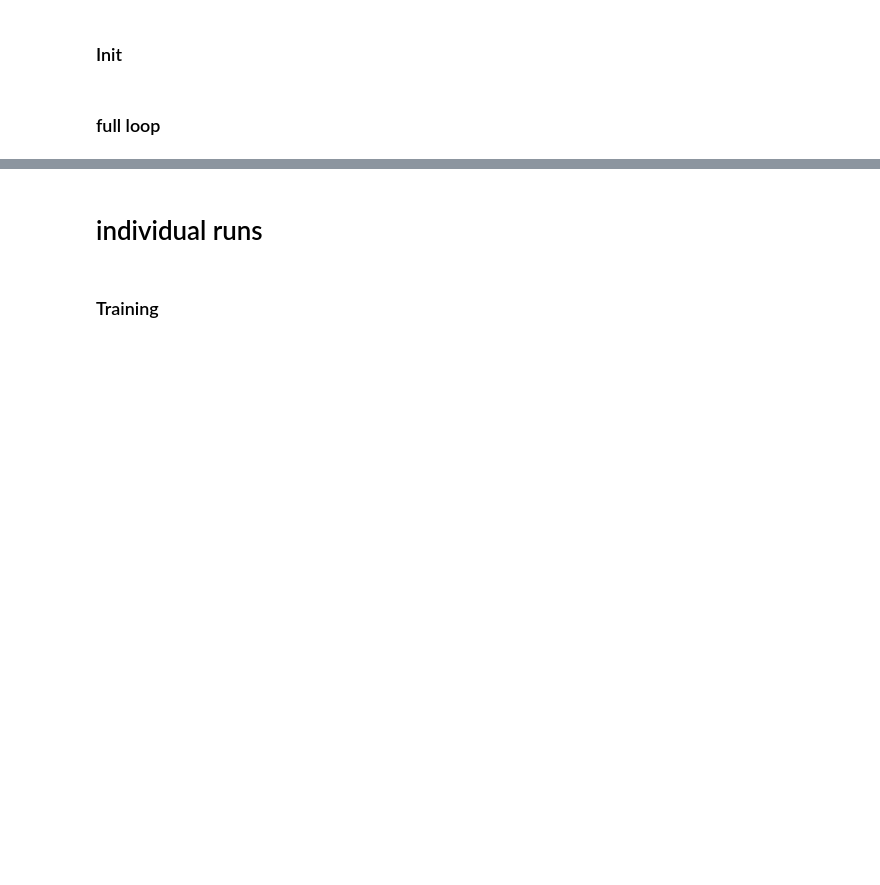
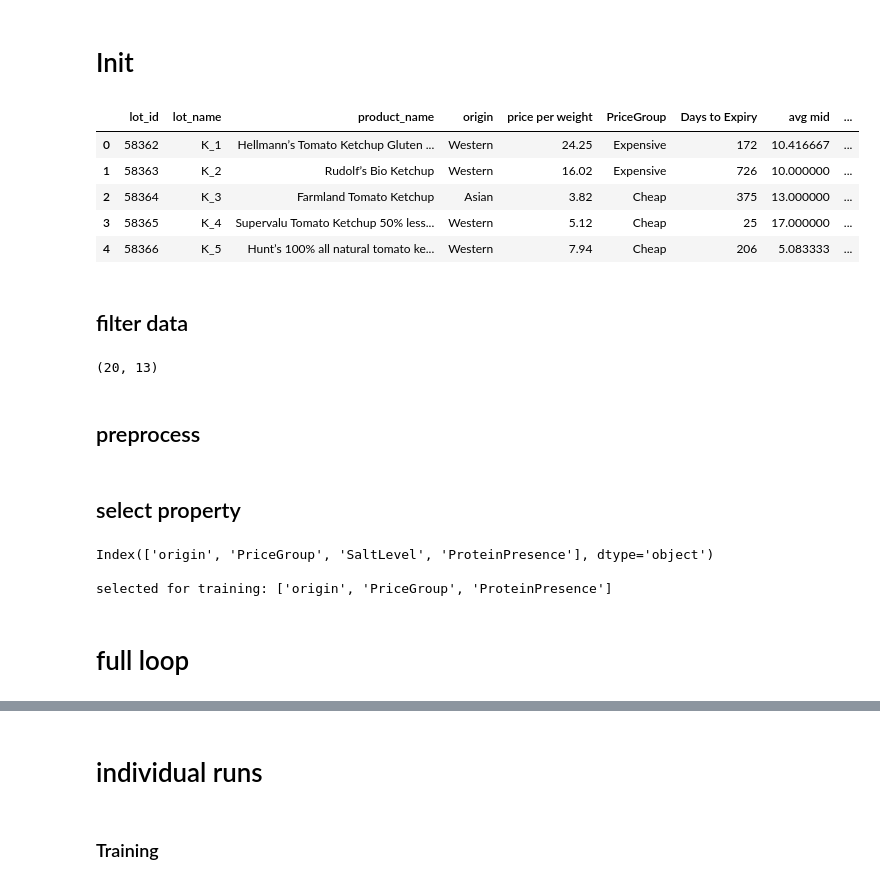
Before and after one commit to ryan-soh-pprint/DS_template, a Jupyter notebook: notebooks/04_classify_v5.ipynb, the cells around one changed output, grey strips where cells are left out. Cells and saved outputs as stored; diff of their text form; code cells hidden in the pictures; blank space fills up the shorter version.

```diff
--- a/notebooks/04_classify_v5.ipynb
+++ b/notebooks/04_classify_v5.ipynb
@@ -290,5 +319,5 @@ def generate_classify_metrics(trainer, name:str='None'):
 # %% [markdown]
-### Init
+# Init
 # %%
 # Initialise configs
 sql_response_file = Path("../data/processed/input.csv")
@@ -312,0 +333,18 @@ labels = labels_df.select_dtypes('object').drop(columns=['lot_name'])
+# %%
+labels_df.head()
+# %% [output]
+|  | lot_id | lot_name | product_name | origin | price per weight | PriceGroup | Days to Expiry | avg mid | ... |
+| 0 | 58362 | K_1 | Hellmann’s Tomato Ketchup Gluten ... | Western | 24.25 | Expensive | 172 | 10.416667 | ... |
+| 1 | 58363 | K_2 | Rudolf’s Bio Ketchup | Western | 16.02 | Expensive | 726 | 10.000000 | ... |
+| 2 | 58364 | K_3 | Farmland Tomato Ketchup | Asian | 3.82 | Cheap | 375 | 13.000000 | ... |
+| 3 | 58365 | K_4 | Supervalu Tomato Ketchup 50% less... | Western | 5.12 | Cheap | 25 | 17.000000 | ... |
+| 4 | 58366 | K_5 | Hunt’s 100% all natural tomato ke... | Western | 7.94 | Cheap | 206 | 5.083333 | ... |
+# %% [markdown]
+## filter data
+# %%
+# labels_df = labels_df[labels_df['salt (mg)']<3000]
+labels_df.shape
+# %% [output]
+(20, 13)
+# %% [markdown]
+## preprocess
@@ -313,5 +357,15 @@ labels = labels_df.select_dtypes('object').drop(columns=['lot_name'])
+# %% [markdown]
+## select property
+# %%
+print (y.columns)
+labels = list(y.columns[[0,1,3]])
+print(f'\nselected for training: {labels}')
+# %% [output]
+Index(['origin', 'PriceGroup', 'SaltLevel', 'ProteinPresence'], dtype='object')
+
+selected for training: ['origin', 'PriceGroup', 'ProteinPresence']
 # %% [markdown]
-### full loop
+# full loop
 # %%
 for label in labels:
     print(label)
```
Also changed, not shown: parts of 10 cells of this notebook, 1 other file.
